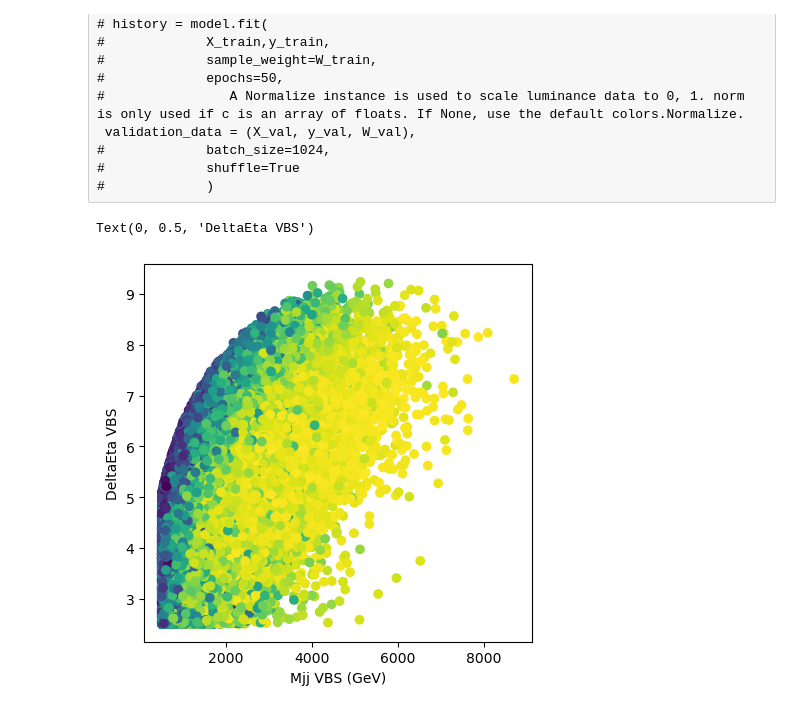
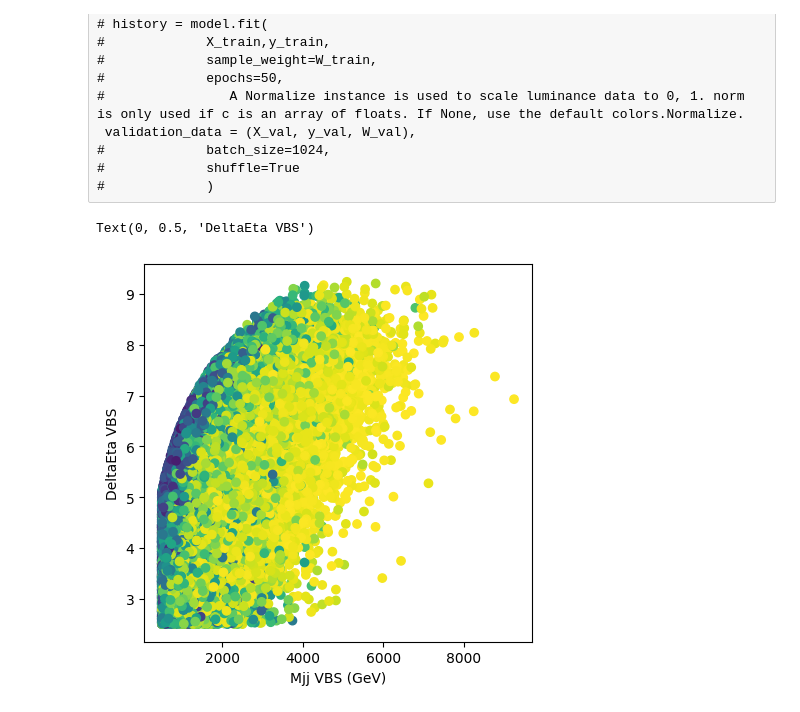
Before and after one commit to UniMiBAnalyses/ML_classification, a Jupyter notebook: Evaluate_SHAP_res.ipynb, the cells around one changed output. Cells and saved outputs as stored; diff of their text form; code cells hidden in the pictures.

```diff
--- a/Evaluate_SHAP_res.ipynb
+++ b/Evaluate_SHAP_res.ipynb
@@ -12,7 +12,7 @@ config = {
     "base_dir":        "/storage/vbsjjlnu/VBSjjlnu_v7/",
     "plot_config":     "FullRun2_v7",
     "cut":             "res_sig",
-    "model_version":   "v5",
+    "model_version":   "v2_c",
 }
 # %%
 import os
@@ -351,12 +360,12 @@ plt.legend()
 #             )
 # %%
 fig = plt.figure(figsize=(5,5))
-plt.scatter(signal.mjj_vbs_morebins, signal.deltaeta_vbs, c=signal.y)
+plt.scatter(signal.mjj_vbs, signal.deltaeta_vbs, c=signal.y)
 plt.xlabel("Mjj VBS (GeV)")
 plt.ylabel("DeltaEta VBS")
 # %% [output]
 Text(0, 0.5, 'DeltaEta VBS')
-[figure, old version]
+[figure, new version]
 # %%
 import seaborn as sns
 sns.set(style="white")
```
Also changed, not shown: parts of 11 cells of this notebook, 14 other files.
